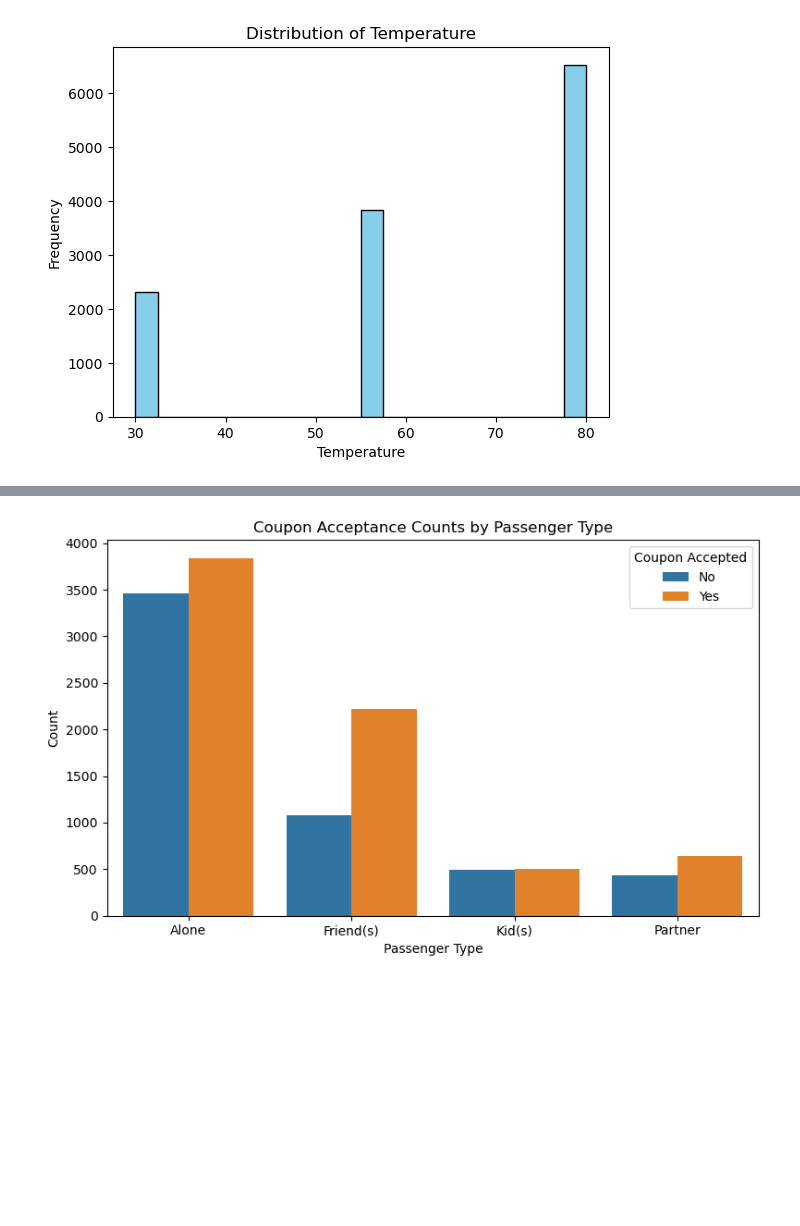
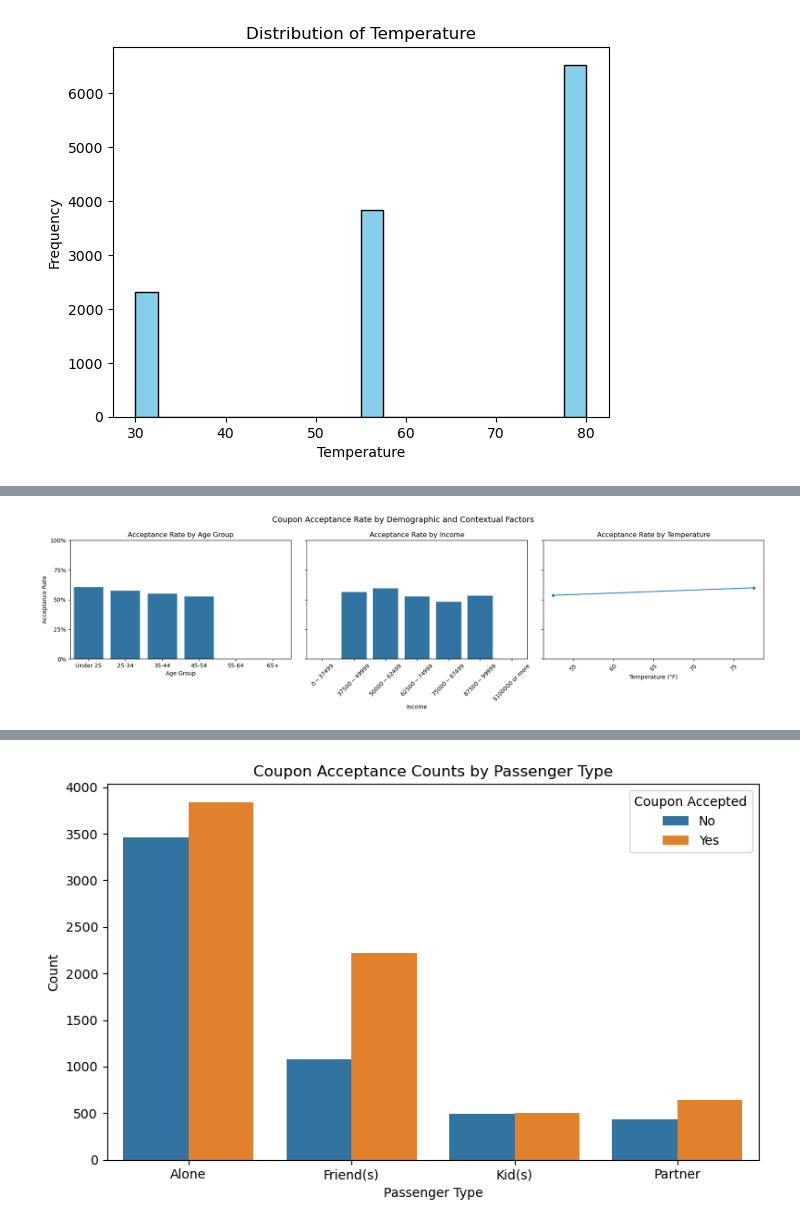
Before and after one commit to swarnima-shrivastava/coupon-acceptance-analytics, a Jupyter notebook: prompt.ipynb, the cells around one changed output, grey strips where cells are left out. Cells and saved outputs as stored; diff of their text form; code cells hidden in the pictures; blank space fills up the shorter version.

```diff
--- a/prompt.ipynb
+++ b/prompt.ipynb
@@ -292,0 +283,95 @@ plt.show()
+# %%
+# First convert age to numeric values
+data['age_num'] = data['age'].replace({'50plus': 55, 'below21': 20}).astype(float)
+
+# Define age bins and labels
+age_bins = [0, 25, 35, 45, 55, 65, 100]  # Example age ranges
+age_labels = ['Under 25', '25-34', '35-44', '45-54', '55-64', '65+']  # Example labels
+
+# Now create age_bin using age_num
+data['age_bin'] = pd.cut(data['age_num'], bins=age_bins, labels=age_labels)
+
+# Income Preprocessing (ordered categorical)
+income_order = [
+    '$0 - $37499', '$37500 - $49999', '$50000 - $62499',
+    '$62500 - $74999', '$75000 - $87499',
+    '$87500 - $99999', '$100000 or more'
+]
+data['income'] = pd.Categorical(data['income'], categories=income_order, ordered=True)
+
+# Temperature
+temp_bins = np.arange(data['temperature'].min(), data['temperature'].max() + 5, 5)
+data['temp_bin'] = pd.cut(data['temperature'], bins=temp_bins)
+
+# acceptance rate
+age_accept = (
+    data.groupby('age_bin', observed=True)['Y']
+    .mean()
+    .reset_index()
+)
+
+income_accept = (
+    data.groupby('income', observed=True)['Y']
+    .mean()
+    .reset_index()
+)
+
+temp_accept = (
+    data.groupby('temp_bin', observed=True)['Y']
+    .mean()
+    .reset_index()
+)
+
+temp_accept['temp_mid'] = temp_accept['temp_bin'].apply(
+    lambda x: (x.left + x.right) / 2
+)
+
+
+#plot
+fig, axes = plt.subplots(1, 3, figsize=(18, 5), sharey=True)
+
+# Age
+sns.barplot(
+    data=age_accept,
+    x='age_bin',
+    y='Y',
+    ax=axes[0]
+)
+axes[0].set_title('Acceptance Rate by Age Group')
+axes[0].set_xlabel('Age Group')
+axes[0].set_ylabel('Acceptance Rate')
+
+# Income
+sns.barplot(
+    data=income_accept,
+    x='income',
+    y='Y',
+    ax=axes[1]
+)
+axes[1].set_title('Acceptance Rate by Income')
+axes[1].set_xlabel('Income')
+axes[1].tick_params(axis='x', rotation=45)
+
+# Temperature
+sns.lineplot(
+    data=temp_accept,
+    x='temp_mid',  # Using temp_mid for better x-axis values
+    y='Y',
+    marker='o',
+    ax=axes[2]
+)
+axes[2].set_title('Acceptance Rate by Temperature')
+axes[2].set_xlabel('Temperature (°F)')
+axes[2].tick_params(axis='x', rotation=45)
+
+for ax in axes:
+    ax.set_ylim(0, 1)
+    ax.set_yticks([0, 0.25, 0.5, 0.75, 1.0])
+    ax.set_yticklabels(['0%', '25%', '50%', '75%', '100%'])
+
+plt.suptitle('Coupon Acceptance Rate by Demographic and Contextual Factors', fontsize=14)
+plt.tight_layout()
+plt.savefig('images/acceptance_rate_age_income_temp.png', dpi=300)
+plt.show()
+# %% [output]
+[figure, added]
```
Also changed, not shown: parts of 10 cells of this notebook, 5 other files.
